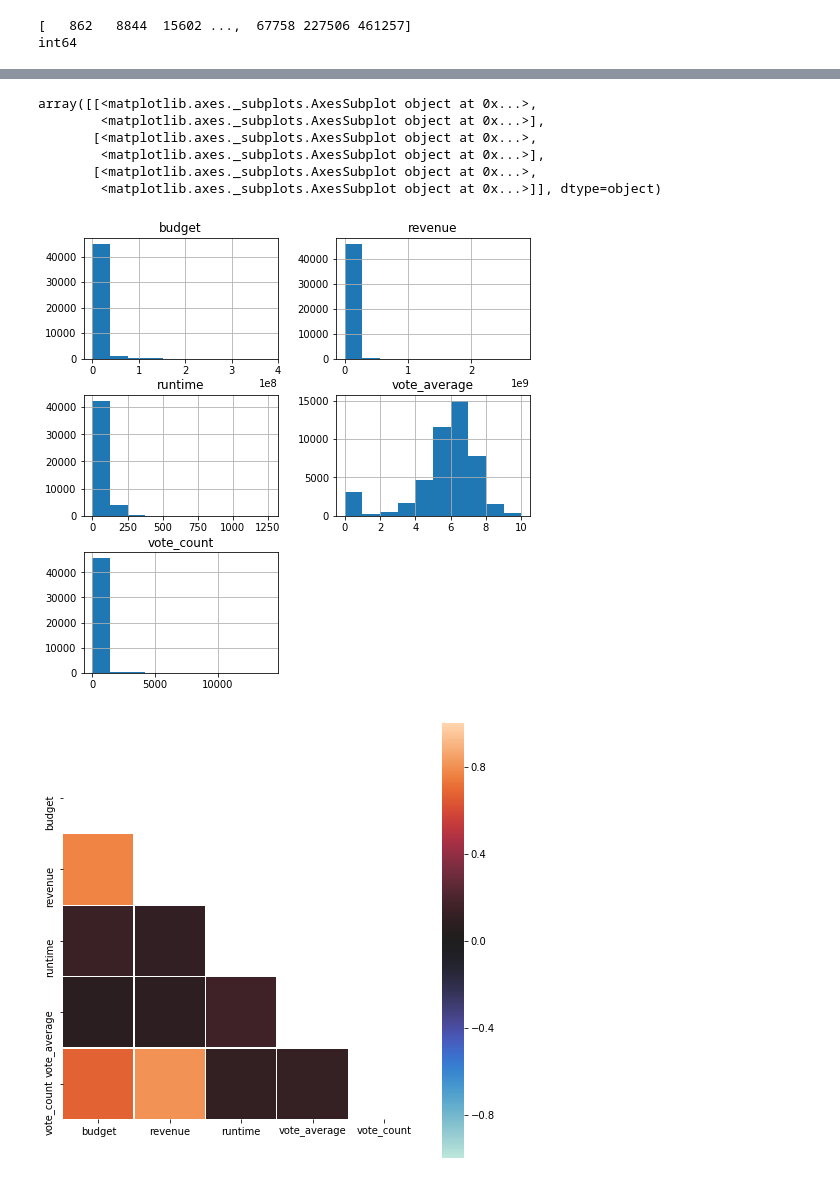
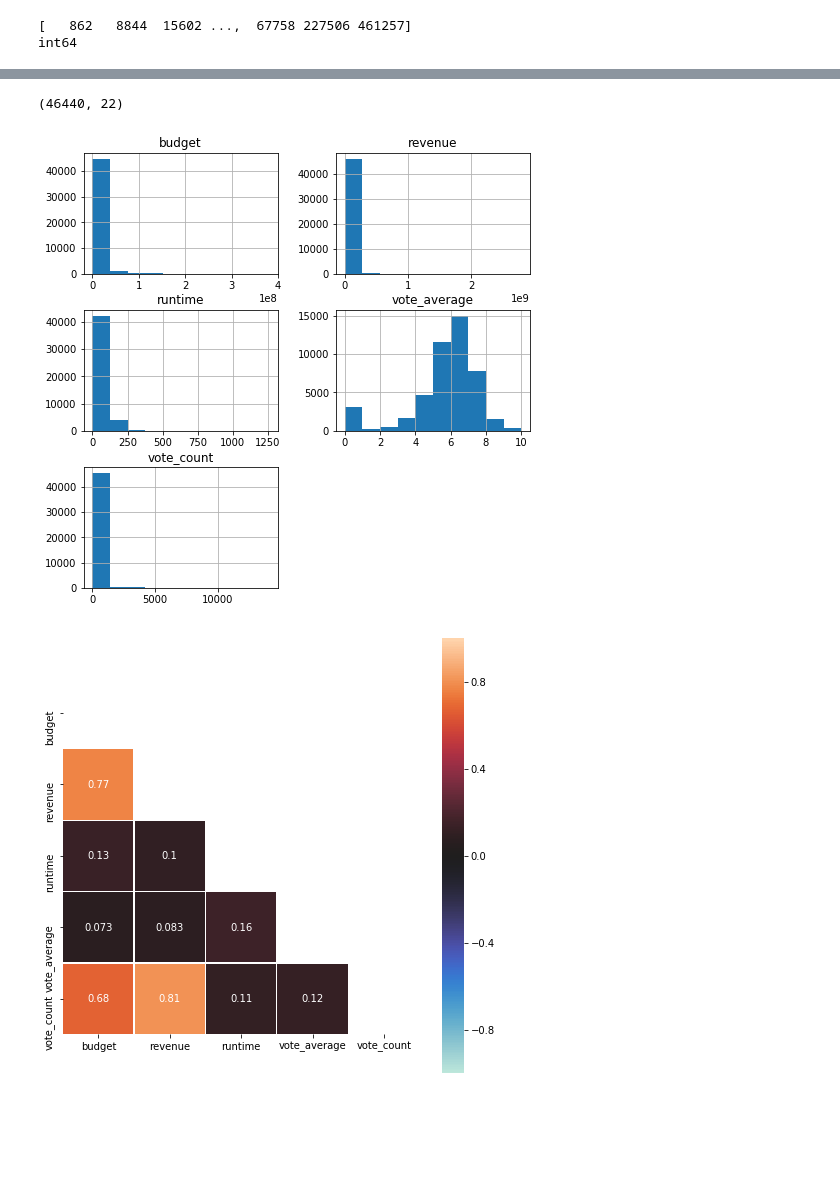
Before and after one commit to christian7137/MovieDataset, a Jupyter notebook: MovieNB_1.ipynb, the cells around one changed output, grey strips where cells are left out. Drawn from its saved outputs; the diff is of its cells as text; code cells hidden in the pictures; blank space fills up the shorter version.

Commit message:
Implemented some data clean up from Kaggle

```diff
--- a/MovieNB_1.ipynb
+++ b/MovieNB_1.ipynb
@@ -91,0 +64,33 @@ dtype: int64
+# %%
+# Here I'm just doing some of the same stuff "The Story of Film" did on Kaggle.
+# This all makes sense, it's pretty standard.
+movie_df = movie_df.drop(['imdb_id'], axis=1)
+movie_df = movie_df.drop(['original_title'], axis=1)
+base_poster_url = 'http://image.tmdb.org/t/p/w185/'
+movie_df['poster_path'] = "<img src='" + base_poster_url + movie_df['poster_path'] + "' style='height:100px;'>"
+# %%
+# Clean up from https://www.kaggle.com/hadasik/movies-analysis-visualization-newbie
+def get_values(data_str):
+    if isinstance(data_str, float):
+        pass
+    else:
+        values = []
+        data_str = ast.literal_eval(data_str)
+        if isinstance(data_str, list):
+            for k_v in data_str:
+                values.append(k_v['name'])
+            return values
+        else:
+            return None
+
+movie_df[['genres', 'production_companies', 'production_countries', 'spoken_languages']] = movie_df[['genres', 'production_companies', 'production_countries', 'spoken_languages']].applymap(get_values)
+# %%
+# I took care of some of the NaN values already.
+movie_df = movie_df[pd.notnull(movie_df['title'])]
+movie_df = movie_df[pd.notnull(movie_df['keywords'])]
+movie_df = movie_df[pd.notnull(movie_df['original_language'])]
+movie_df = movie_df[pd.notnull(movie_df['status'])]
+movie_df = movie_df[pd.notnull(movie_df['release_date'])]
+
+print("NaN Values: \n")
+print(movie_df.isnull().sum())
@@ -132,20 +161,16 @@ movie_df.describe()
 # %%
-movie_df.hist(figsize=(8,8))
+print(movie_df.shape)
+_ = movie_df.hist(figsize=(8,8))
 # %% [output]
-array([[<matplotlib.axes._subplots.AxesSubplot object at 0x...>,
-        <matplotlib.axes._subplots.AxesSubplot object at 0x...>],
-       [<matplotlib.axes._subplots.AxesSubplot object at 0x...>,
-        <matplotlib.axes._subplots.AxesSubplot object at 0x...>],
-       [<matplotlib.axes._subplots.AxesSubplot object at 0x...>,
-        <matplotlib.axes._subplots.AxesSubplot object at 0x...>]], dtype=object)
+(46440, 22)
 [figure]
 # %%
 # A quick heatmap. It seems revenue and the number of votes are correlated.
 import seaborn as sns
 corr = movie_df.corr()
 mask = np.zeros_like(corr)
 mask[np.triu_indices_from(mask)] = True
 plt.figure(figsize=(8, 8))
-_ = sns.heatmap(corr, vmax=1, vmin=-1, mask=mask, square=True, annot=False, linewidths=0.2, center=0)
+_ = sns.heatmap(corr, vmax=1, vmin=-1, mask=mask, square=True, annot=True, linewidths=0.2, center=0)
 # %% [output]
-[figure, old version]
+[figure, new version]
```
Also changed, not shown: parts of 11 cells of this notebook, 1 other file.
